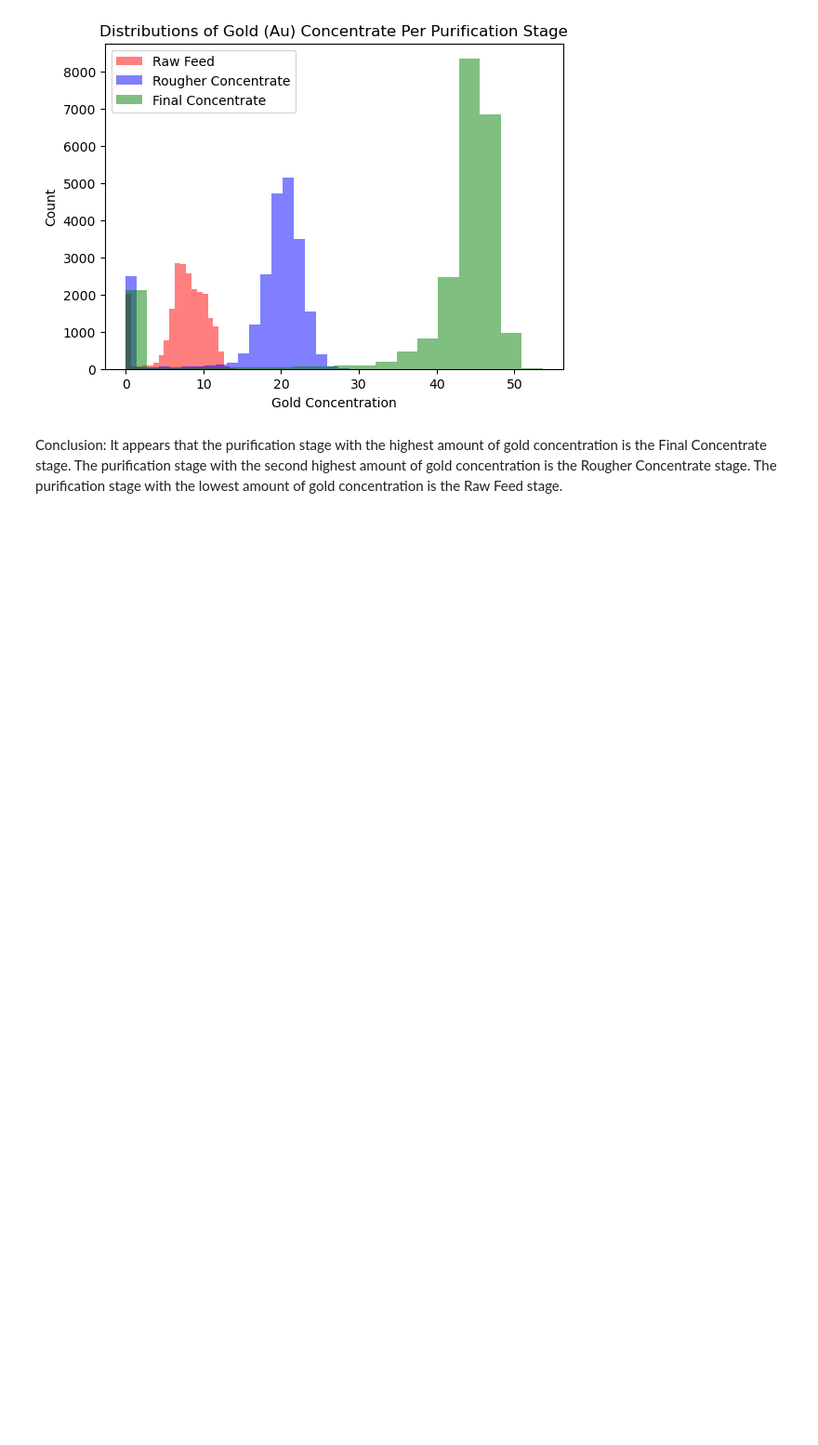
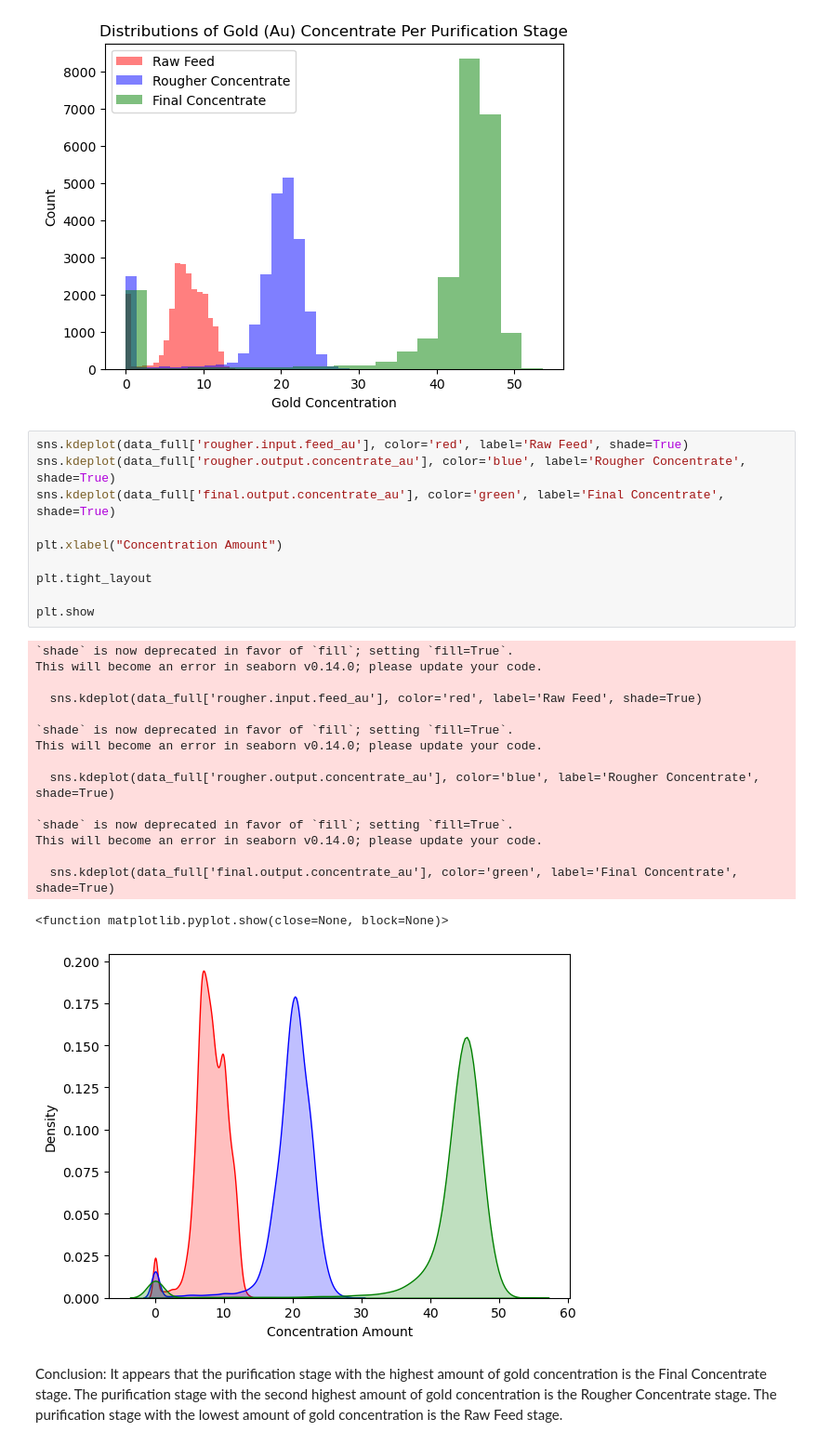
Before and after one commit to BLacuesta3/Sprint-10-Project, a Jupyter notebook: Sprint 10 Project Notebook.ipynb, the cells around one changed output. Shown at 93% size. Cells and saved outputs as stored; diff of their text form; blank space fills up the shorter version.

Commit message:
kde rough drafts

```diff
--- a/Sprint 10 Project Notebook.ipynb
+++ b/Sprint 10 Project Notebook.ipynb
@@ -586,6 +586,33 @@ plt.tight_layout
 plt.show()
 # %% [output]
 [figure]
+# %%
+sns.kdeplot(data_full['rougher.input.feed_au'], color='red', label='Raw Feed', shade=True)
+sns.kdeplot(data_full['rougher.output.concentrate_au'], color='blue', label='Rougher Concentrate', shade=True)
+sns.kdeplot(data_full['final.output.concentrate_au'], color='green', label='Final Concentrate', shade=True)
+
+plt.xlabel("Concentration Amount")
+
+plt.tight_layout
+
+plt.show
+# %% [output]
+`shade` is now deprecated in favor of `fill`; setting `fill=True`.
+This will become an error in seaborn v0.14.0; please update your code.
+
+  sns.kdeplot(data_full['rougher.input.feed_au'], color='red', label='Raw Feed', shade=True)
+
+`shade` is now deprecated in favor of `fill`; setting `fill=True`.
+This will become an error in seaborn v0.14.0; please update your code.
+
+  sns.kdeplot(data_full['rougher.output.concentrate_au'], color='blue', label='Rougher Concentrate', shade=True)
+
+`shade` is now deprecated in favor of `fill`; setting `fill=True`.
+This will become an error in seaborn v0.14.0; please update your code.
+
+  sns.kdeplot(data_full['final.output.concentrate_au'], color='green', label='Final Concentrate', shade=True)
+<function matplotlib.pyplot.show(close=None, block=None)>
+[figure, added]
 # %% [markdown]
 Conclusion:
 It appears that the purification stage with the highest amount of gold concentration is the Final Concentrate stage. The purification stage with the second highest amount of gold concentration is the Rougher Concentrate stage.  The purification stage with the lowest amount of gold concentration is the Raw Feed stage.
```
Also changed, not shown: parts of 2 cells of this notebook.
